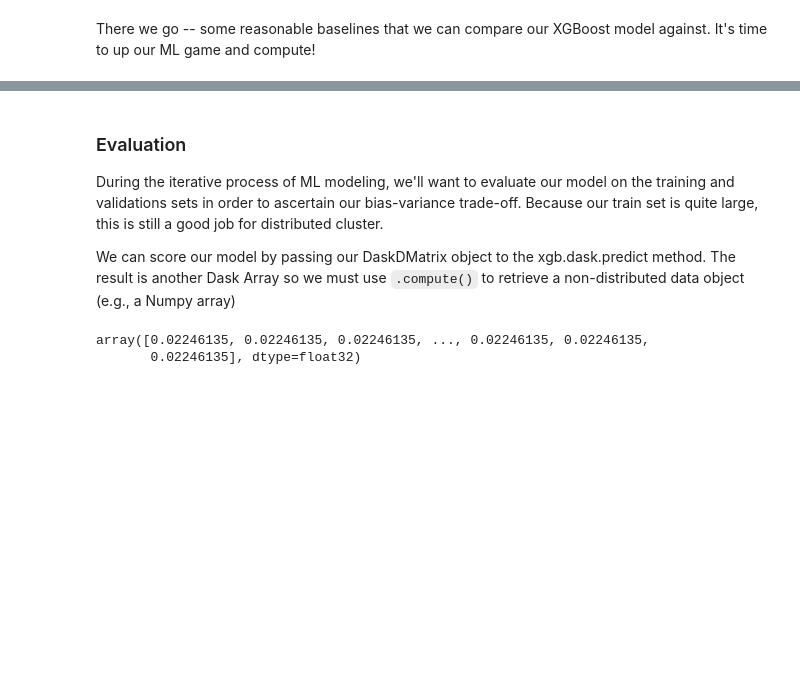
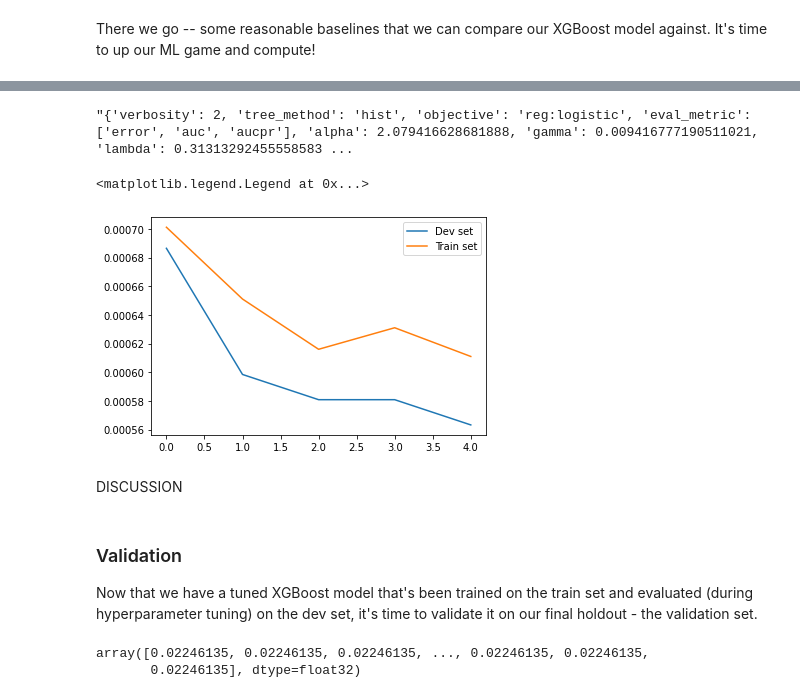
Before and after one commit to fastforwardlabs/dask-cml, a Jupyter notebook: distributed-xgboost-with-dask.ipynb, the cells around one changed output, grey strips where cells are left out. Drawn from its saved outputs; the diff is of its cells as text; code cells hidden in the pictures; blank space fills up the shorter version.

Commit message:
rewriting notebook text; working out validation section

```diff
--- a/distributed-xgboost-with-dask.ipynb
+++ b/distributed-xgboost-with-dask.ipynb
@@ -274,10 +267,3 @@ This may take some time because we are literally moving the data around the clus
 # X and y must be Dask dataframes or arrays
 dtrain = xgb.dask.DaskDMatrix(client, X_train, y_train)
 ddev = xgb.dask.DaskDMatrix(client, X_dev, y_dev)
-# %%
-output = xgb.dask.train(
-    client,
-    {"verbosity": 2, "tree_method": "hist", "objective": "reg:logistic", "eval_metric":["error", "auc", "aucpr"]},
-    dtrain,
-    num_boost_round=10,
-)
@@ -296,0 +272,12 @@ history = output['history']
+# %%
+eval_list = [(ddev,'dev'), (dtrain,'train')]
+num_round = 5
+
+params = {
+    "verbosity": 2,
+    "tree_method": "hist",
+    "objective": "reg:logistic",
+    "eval_metric": "aucpr"
+}
+
+output = xgb.dask.train(client, params, dtrain, num_round, evals=eval_list)
@@ -416,9 +409,22 @@ This the model -- let's save the model for later use.
+# %%
+results["best_params"]
+# %% [output]
+"{'verbosity': 2, 'tree_method': 'hist', 'objective': 'reg:logistic', 'eval_metric': ['error', 'auc', 'aucpr'], 'alpha': 2.079416628681888, 'gamma': 0.009416777190511021, 'lambda': 0.31313292455558583 ...
+# %%
+import matplotlib.pyplot as plt
+
+history = results['hp_history']
+
+plt.plot(history.iloc[history['score'].idxmax()]['dev_error'], label="Dev set")
+plt.plot(history.iloc[history['score'].idxmax()]['train_error'], label="Train set")
+plt.legend()
+# %% [output]
+<matplotlib.legend.Legend at 0x...>
+[figure, added]
+# %% [markdown]
+DISCUSSION
 # %% [markdown]
-### Evaluation
-
-During the iterative process of ML modeling, we'll want to evaluate our model on the training and validations sets in order to ascertain our bias-variance trade-off.  Because our train set is quite large, this is still a good job for distributed cluster.
-
-
-We can score our model by passing our DaskDMatrix object to the xgb.dask.predict method. The result is another Dask Array so we must use `.compute()` to retrieve a non-distributed data object (e.g., a Numpy array)
+### Validation
+Now that we have a tuned XGBoost model that's been trained on the train set and evaluated (during hyperparameter tuning) on the dev set, it's time to validate it on our final holdout - the validation set.
 # %%
 # read the model back in
```
Also changed, not shown: parts of 40 cells of this notebook.
